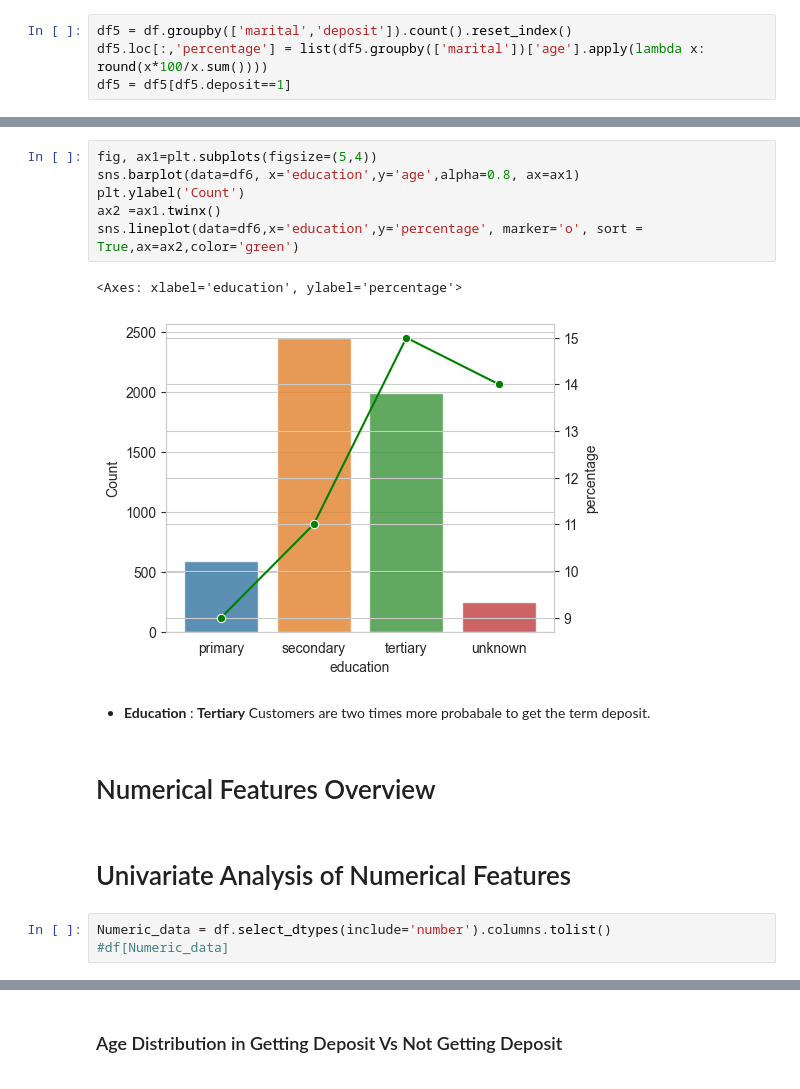
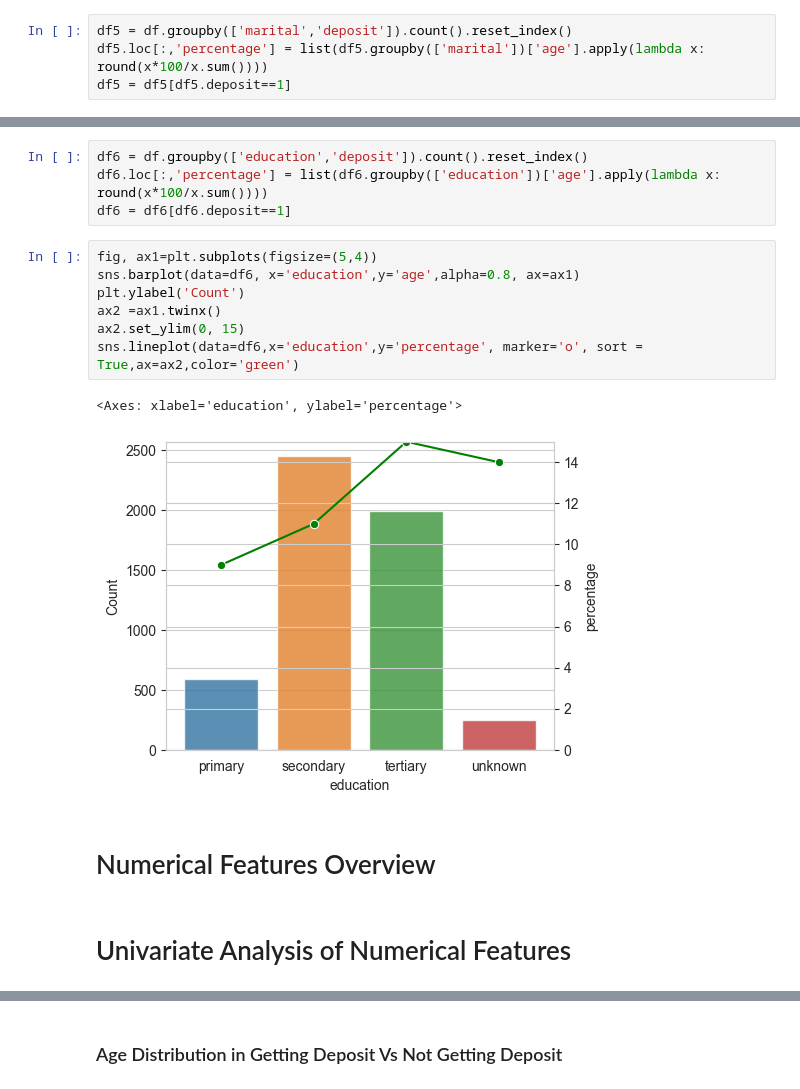
Before and after one commit to 87tana/ML_Classification_Imbalance_Banking, a Jupyter notebook: Bank_EDA.ipynb, the cells around one changed output, grey strips where cells are left out. Saved outputs shown, nothing was run; the diff lists cells and outputs as text.

```diff
--- a/Bank_EDA.ipynb
+++ b/Bank_EDA.ipynb
@@ -539,18 +551,18 @@ df6 = df6[df6.deposit==1]
-# %%
-fig, ax1=plt.subplots(figsize=(5,4))
-sns.barplot(data=df6, x='education',y='age',alpha=0.8, ax=ax1)
-plt.ylabel('Count')
-ax2 =ax1.twinx()
-sns.lineplot(data=df6,x='education',y='percentage', marker='o', sort = True,ax=ax2,color='green')
-# %% [output]
-<Axes: xlabel='education', ylabel='percentage'>
-[figure, removed]
-# %% [markdown]
-- **Education** : **Tertiary** Customers are two times more probabale to get the term deposit.
-# %% [markdown]
-#  Numerical Features Overview
+# %%
+df6 = df.groupby(['education','deposit']).count().reset_index()
+df6.loc[:,'percentage'] = list(df6.groupby(['education'])['age'].apply(lambda x: round(x*100/x.sum())))
+df6 = df6[df6.deposit==1]
+# %%
+fig, ax1=plt.subplots(figsize=(5,4))
+sns.barplot(data=df6, x='education',y='age',alpha=0.8, ax=ax1)
+plt.ylabel('Count')
+ax2 =ax1.twinx()
+ax2.set_ylim(0, 15)
+sns.lineplot(data=df6,x='education',y='percentage', marker='o', sort = True,ax=ax2,color='green')
+# %% [output]
+<Axes: xlabel='education', ylabel='percentage'>
+[figure, added]
+# %% [markdown]
+#  Numerical Features Overview
 # %% [markdown]
 # Univariate Analysis of Numerical Features
-# %%
-Numeric_data = df.select_dtypes(include='number').columns.tolist()
-#df[Numeric_data]
```
Also changed, not shown: parts of 180 cells of this notebook.
